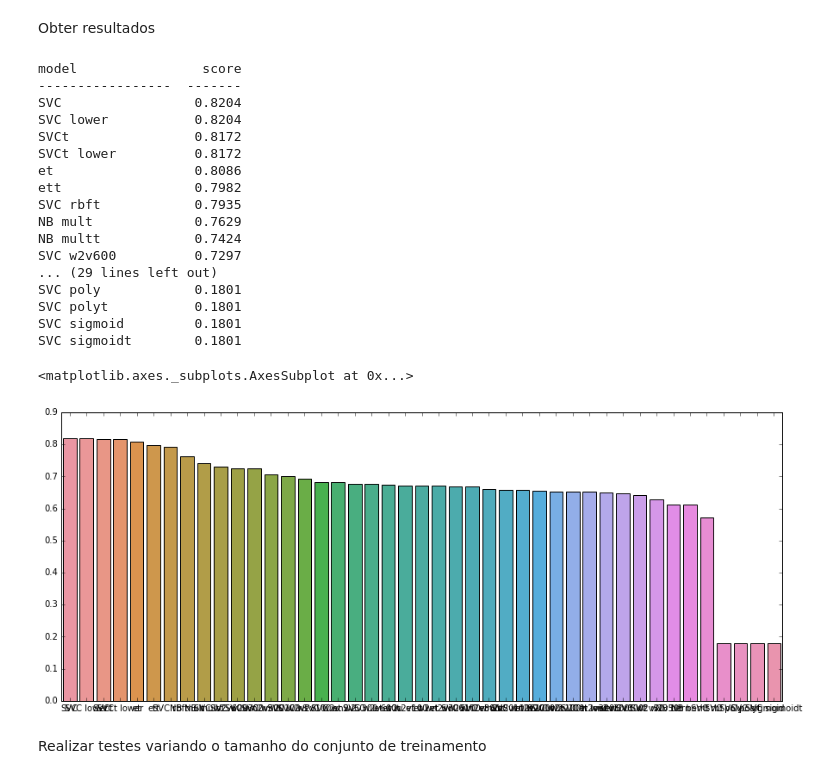
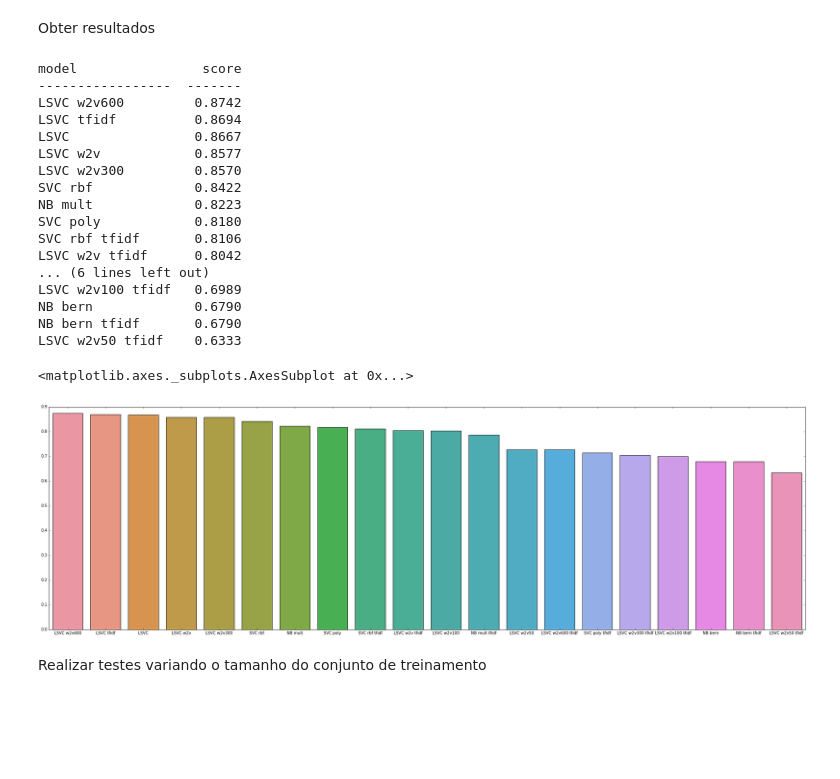
Before and after one commit to eduardogc8/qa-chave, a Jupyter notebook: benchmarking_qc.ipynb, the cells around one changed output. Cells and saved outputs as stored; diff of their text form; code cells hidden in the pictures; blank space fills up the shorter version.

```diff
--- a/benchmarking_qc.ipynb
+++ b/benchmarking_qc.ipynb
@@ -259,50 +250,38 @@ all_results.append(("et w2vt", test_model(TfidfEmbeddingVectorizer(w2v), ExtraTr
-# %%
-all_results.append(("et w2v100", test_model(MeanEmbeddingVectorizer(w2v_100), ExtraTreesClassifier(n_estimators=200))))
-all_results.append(("et w2v100t", test_model(TfidfEmbeddingVectorizer(w2v_100), ExtraTreesClassifier(n_estimators=200))))
-# %%
-all_results.append(("et w2v300", test_mall_resultsodel(MeanEmbeddingVectorizer(w2v_300), ExtraTreesClassifier(n_estimators=200))))
-all_results.append(("et w2v300t", test_model(TfidfEmbeddingVectorizer(w2v_300), ExtraTreesClassifier(n_estimators=200))))
-# %%
-all_results.append(("et wn2v100", test_model(MeanEmbeddingVectorizer(wng2v_100), ExtraTreesClassifier(n_estimators=200))))
-all_results.append(("et wn2v100t", test_model(TfidfEmbeddingVectorizer(wng2v_100), ExtraTreesClassifier(n_estimators=200))))
-# %%
-all_results.append(("et wn2v300", test_model(MeanEmbeddingVectorizer(wng2v_300), ExtraTreesClassifier(n_estimators=200))))
-all_results.append(("et wn2v300t", test_model(TfidfEmbeddingVectorizer(wng2v_300), ExtraTreesClassifier(n_estimators=200))))
 # %% [markdown]
 Obter resultados
 # %%
 from tabulate import tabulate
 %matplotlib inline
 import matplotlib.pyplot as plt
 import seaborn as sns
 
-scores = sorted([(name, result)
-                 for name, result in all_results],
+scores = sorted([(result, all_results[result])
+                 for result in all_results],
                 key=lambda (_, x): -x)
 
 print tabulate(scores, floatfmt=".4f", headers=("model", 'score'))
-plt.figure(figsize=(15, 6))
+plt.figure(figsize=(34, 10))
 sns.barplot(x=[name for name, _ in scores], y=[score for _, score in scores])
 # %% [output]
 model                score
 -----------------  -------
-SVC                 0.8204
-SVC lower           0.8204
-SVCt                0.8172
-SVCt lower          0.8172
-et                  0.8086
-ett                 0.7982
-SVC rbft            0.7935
-NB mult             0.7629
-NB multt            0.7424
-SVC w2v600          0.7297
-... (29 lines left out)
-SVC poly            0.1801
-SVC polyt           0.1801
-SVC sigmoid         0.1801
-SVC sigmoidt        0.1801
+LSVC w2v600         0.8742
+LSVC tfidf          0.8694
+LSVC                0.8667
+LSVC w2v            0.8577
+LSVC w2v300         0.8570
+SVC rbf             0.8422
+NB mult             0.8223
+SVC poly            0.8180
+SVC rbf tfidf       0.8106
+LSVC w2v tfidf      0.8042
+... (6 lines left out)
+LSVC w2v100 tfidf   0.6989
+NB bern             0.6790
+NB bern tfidf       0.6790
+LSVC w2v50 tfidf    0.6333
 <matplotlib.axes._subplots.AxesSubplot at 0x...>
-[figure, old version]
+[figure, new version]
 # %% [markdown]
 Realizar testes variando o tamanho do conjunto de treinamento
 # %%
```
Also changed, not shown: parts of 43 cells of this notebook, 9 other files.
